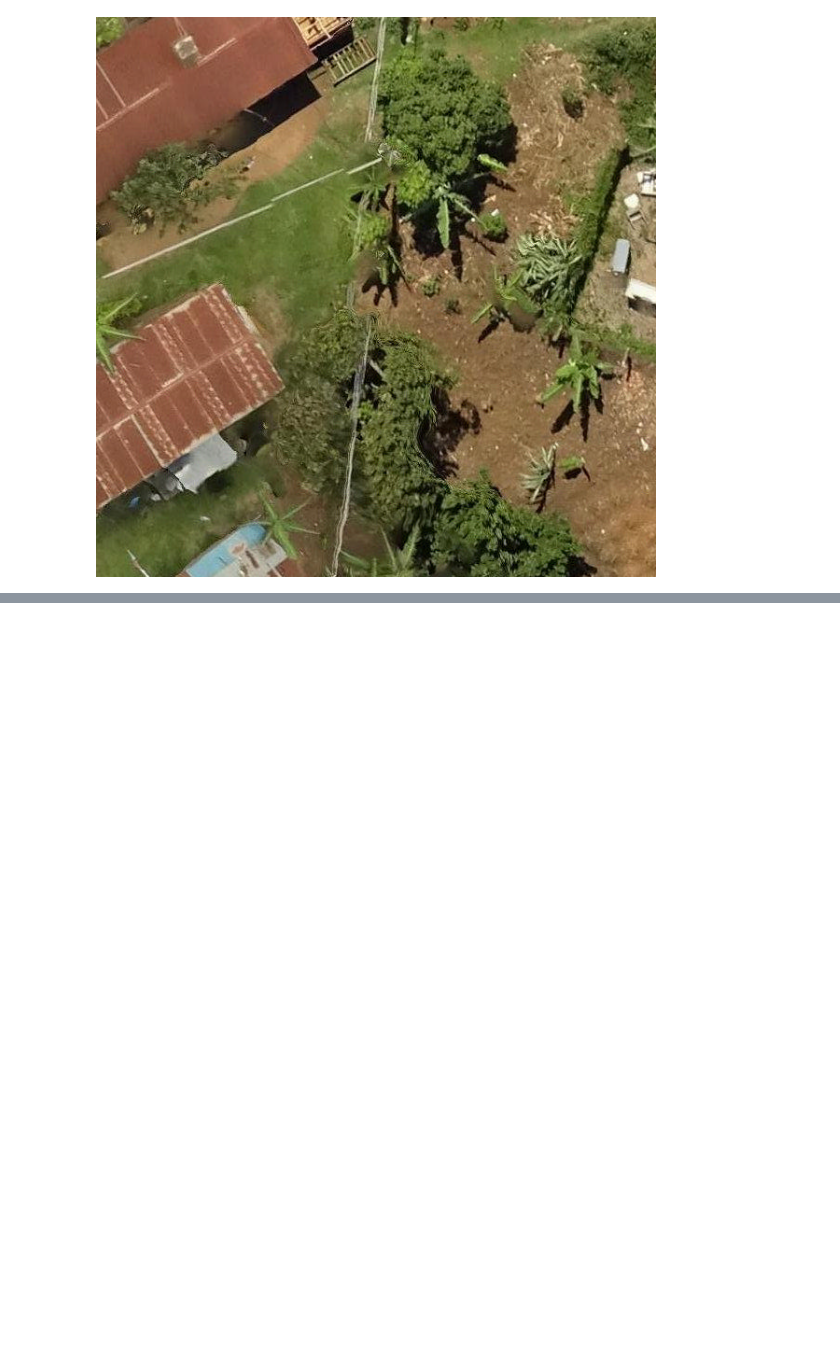
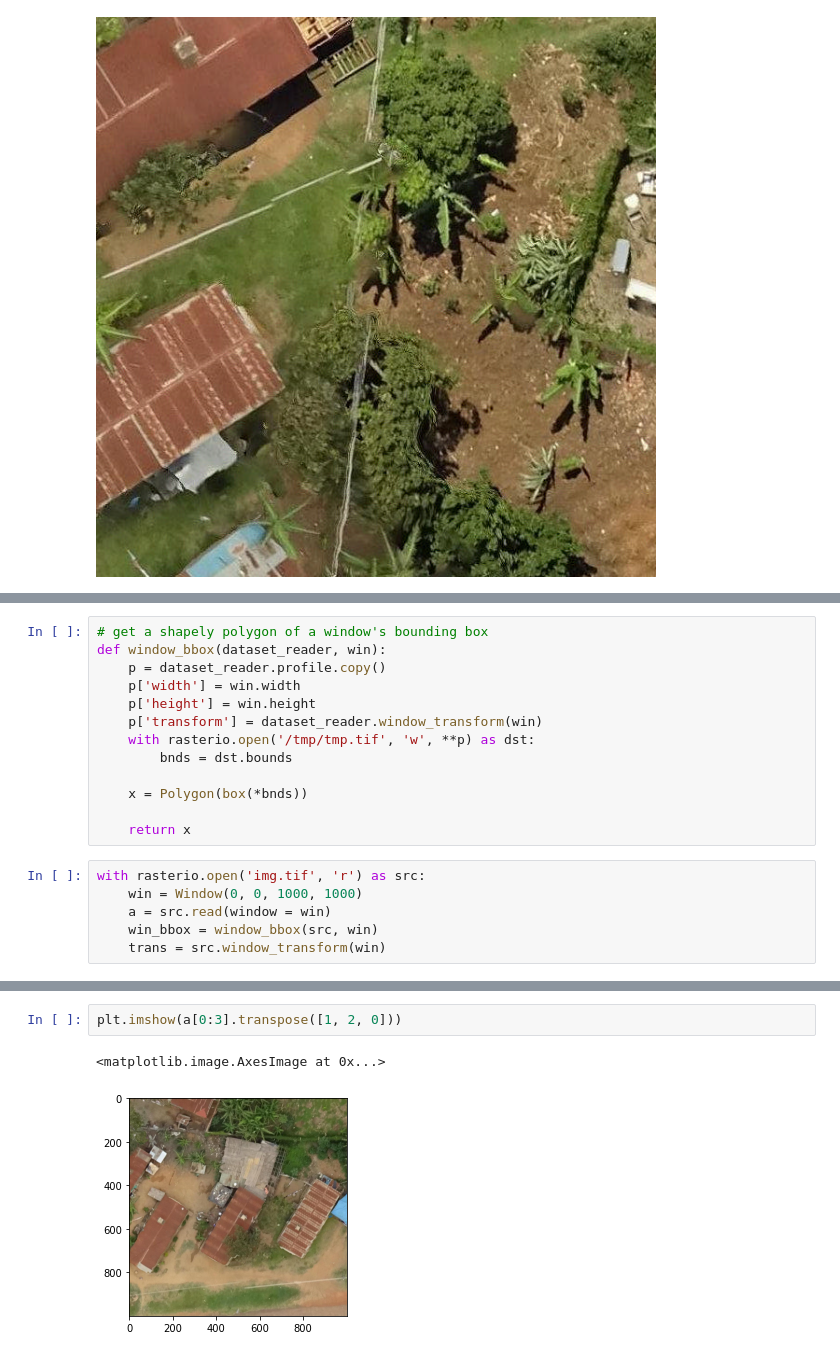
Before and after one commit to simonkassel/python-satellite-imagery-workshop, a Jupyter notebook: Python_satellite_imagery_workshop.ipynb, the cells around one changed output, grey strips where cells are left out. Cells and saved outputs as stored; diff of their text form; blank space fills up the shorter version.

```diff
--- a/Python_satellite_imagery_workshop.ipynb
+++ b/Python_satellite_imagery_workshop.ipynb
@@ -355,0 +359,19 @@ display.Image(filename=f'buildings/true/{os.listdir("buildings/true")[1]}')
+# %%
+# get a shapely polygon of a window's bounding box
+def window_bbox(dataset_reader, win):
+    p = dataset_reader.profile.copy()
+    p['width'] = win.width
+    p['height'] = win.height
+    p['transform'] = dataset_reader.window_transform(win)
+    with rasterio.open('/tmp/tmp.tif', 'w', **p) as dst:
+        bnds = dst.bounds
+
+    x = Polygon(box(*bnds))
+
+    return x
+# %%
+with rasterio.open('img.tif', 'r') as src:
+    win = Window(0, 0, 1000, 1000)
+    a = src.read(window = win)
+    win_bbox = window_bbox(src, win)
+    trans = src.window_transform(win)
@@ -355,0 +471,5 @@ display.Image(filename=f'buildings/true/{os.listdir("buildings/true")[1]}')
+# %%
+plt.imshow(a[0:3].transpose([1, 2, 0]))
+# %% [output]
+<matplotlib.image.AxesImage at 0x...>
+[figure, added]
```
Also changed, not shown: parts of 35 cells of this notebook, 3 other files.
